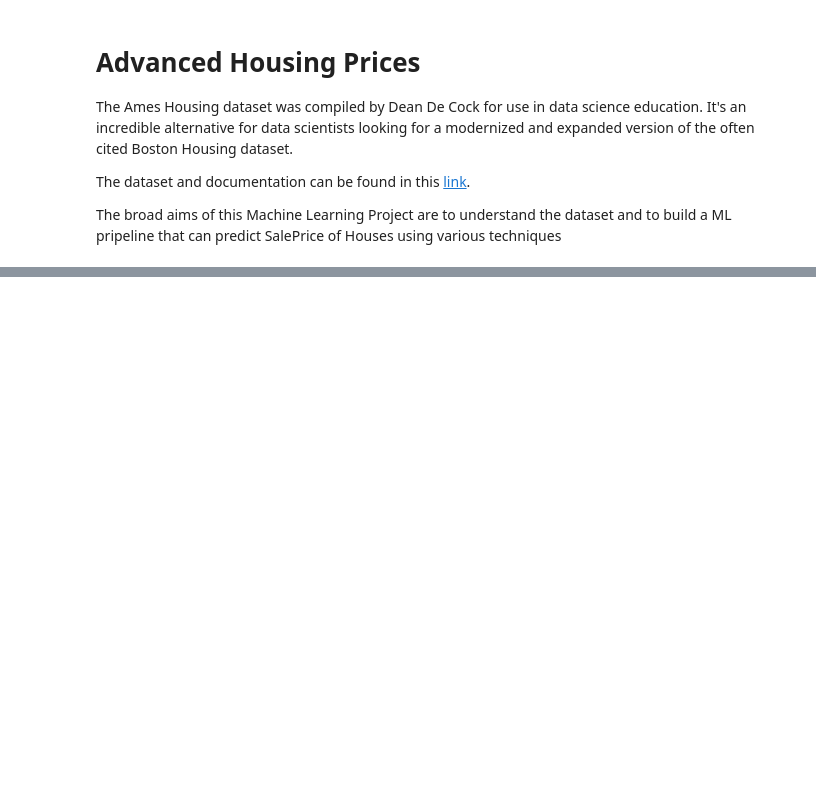
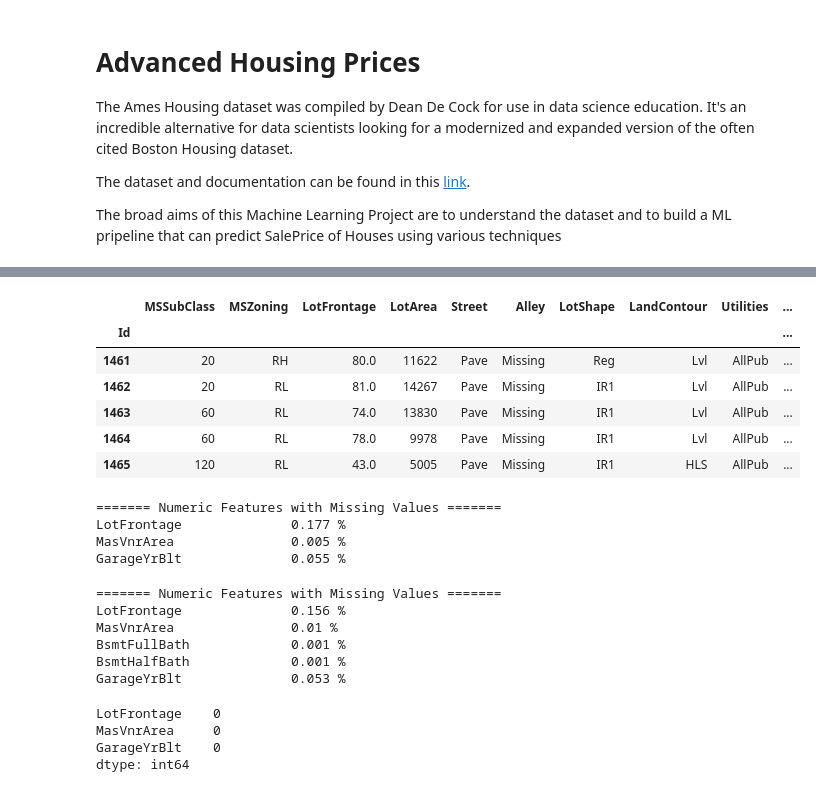
Before and after one commit to hantablack9/House-Price-Prediction-kaggle, a Jupyter notebook: 2. House Price Priction: Feature Engineering.ipynb, the cells around one changed output, grey strips where cells are left out. Cells and saved outputs as stored; diff of their text form; code cells hidden in the pictures; blank space fills up the shorter version.

```diff
--- a/2. House Price Priction: Feature Engineering.ipynb
+++ b/2. House Price Priction: Feature Engineering.ipynb
@@ -12,0 +56,7 @@ Preceding steps of this data pipeline are in different notebooks and can be acce
+# %%
+## Missing Categorical Values in training data
+cat_na_features = [features for features in df_tr.columns if df_tr[features].isnull().sum()>1 and df_tr[features].dtypes=='O']
+
+print('======= Train data: Categorical Features with Missing Values =======')
+for feature in cat_na_features:
+    print(feature,'\t\t', np.round(df_tr[feature].isnull().mean(),3), '%')
@@ -12,0 +107,10 @@ Preceding steps of this data pipeline are in different notebooks and can be acce
+# %%
+## Train data : Custom replace funcion
+def replace_cat_missing_vals(dataset, na_features):
+    data = dataset.copy()
+    data[na_features] = data[na_features].fillna('Missing')
+
+    return data
+df_tr = replace_cat_missing_vals(df_tr, cat_na_features)
+
+df_tr[cat_na_features].isnull().sum()
@@ -12,0 +134,4 @@ Preceding steps of this data pipeline are in different notebooks and can be acce
+# %%
+df_t = replace_cat_missing_vals(df_t, cat_na_features)
+
+df_t[cat_na_features].isnull().sum()
@@ -12,0 +155,54 @@ Preceding steps of this data pipeline are in different notebooks and can be acce
+# %%
+df_t.head()
+# %% [output]
+|  | MSSubClass | MSZoning | LotFrontage | LotArea | Street | Alley | LotShape | LandContour | Utilities | ... |
+| Id |  |  |  |  |  |  |  |  |  | ... |
+| 1461 | 20 | RH | 80.0 | 11622 | Pave | Missing | Reg | Lvl | AllPub | ... |
+| 1462 | 20 | RL | 81.0 | 14267 | Pave | Missing | IR1 | Lvl | AllPub | ... |
+| 1463 | 60 | RL | 74.0 | 13830 | Pave | Missing | IR1 | Lvl | AllPub | ... |
+| 1464 | 60 | RL | 78.0 | 9978 | Pave | Missing | IR1 | Lvl | AllPub | ... |
+| 1465 | 120 | RL | 43.0 | 5005 | Pave | Missing | IR1 | HLS | AllPub | ... |
+# %%
+## Train data: Missing Numeric Variables
+
+train_num_na_features = [features for features in df_tr.columns if df_tr[features].isnull().sum()>1 and df_tr[features].dtypes!='O']
+
+print('======= Numeric Features with Missing Values =======')
+for feature in train_num_na_features:
+    print(feature,'\t\t', np.round(df_tr[feature].isnull().mean(),3), '%')## Replace
+# %% [output]
+======= Numeric Features with Missing Values =======
+LotFrontage              0.177 %
+MasVnrArea               0.005 %
+GarageYrBlt              0.055 %
+# %%
+## Test data : Missing Numeric Variables
+
+test_num_na_features = [features for features in df_t.columns if df_t[features].isnull().sum()>1 and df_t[features].dtypes!='O']
+
+print('======= Numeric Features with Missing Values =======')
+for feature in test_num_na_features:
+    print(feature,'\t\t', np.round(df_t[feature].isnull().mean(),3), '%')## Replace
+# %% [output]
+======= Numeric Features with Missing Values =======
+LotFrontage              0.156 %
+MasVnrArea               0.01 %
+BsmtFullBath             0.001 %
+BsmtHalfBath             0.001 %
+GarageYrBlt              0.053 %
+# %%
+## Train data: Custom replace for missing values
+for feature in train_num_na_features:
+    #using medians because of presence of outliers
+    median_value = df_tr[feature].median()
+
+    #create new features to capture nan values
+    df_tr[feature+' nan'] = np.where(df_tr[feature].isnull(),1,0)
+    df_tr[feature].fillna(median_value, inplace=True)
+
+df_tr[train_num_na_features].isnull().sum()
+# %% [output]
+LotFrontage    0
+MasVnrArea     0
+GarageYrBlt    0
+dtype: int64
```
Also changed, not shown: parts of 15 cells of this notebook.
